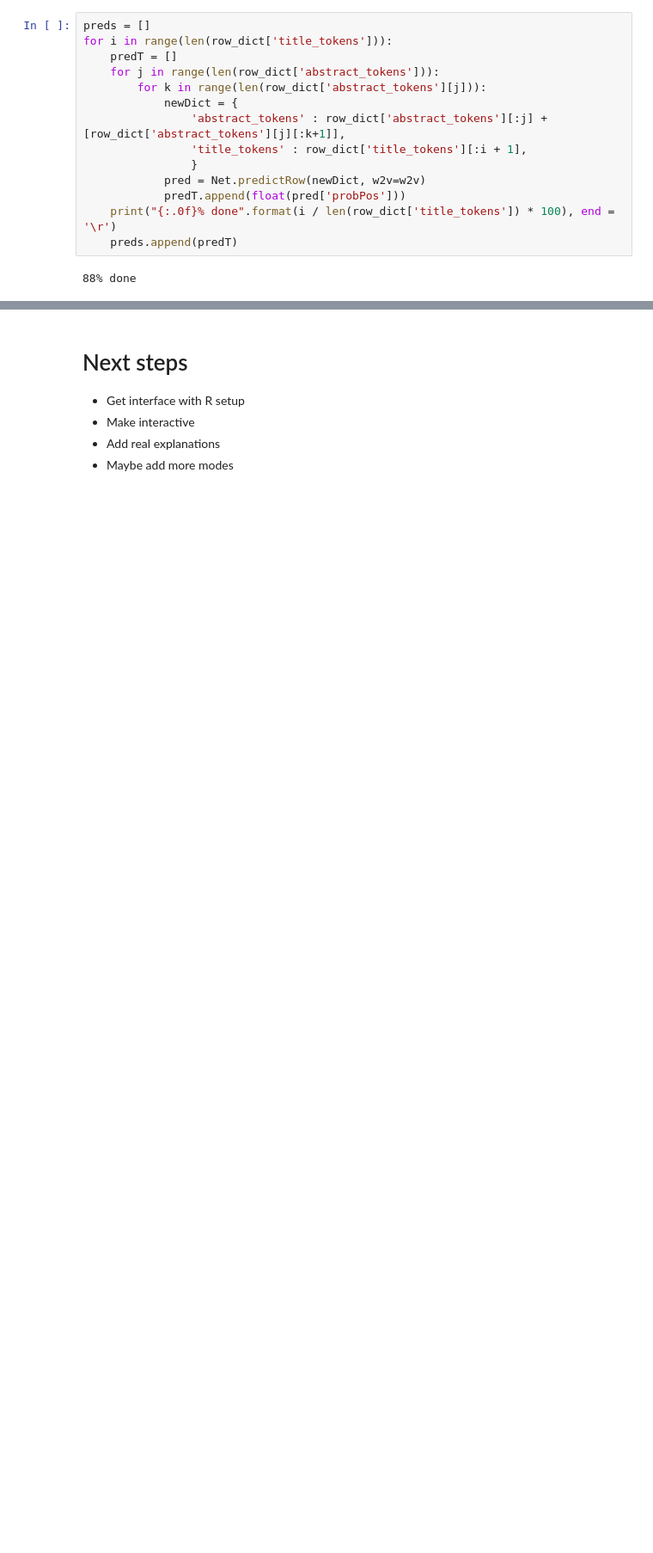
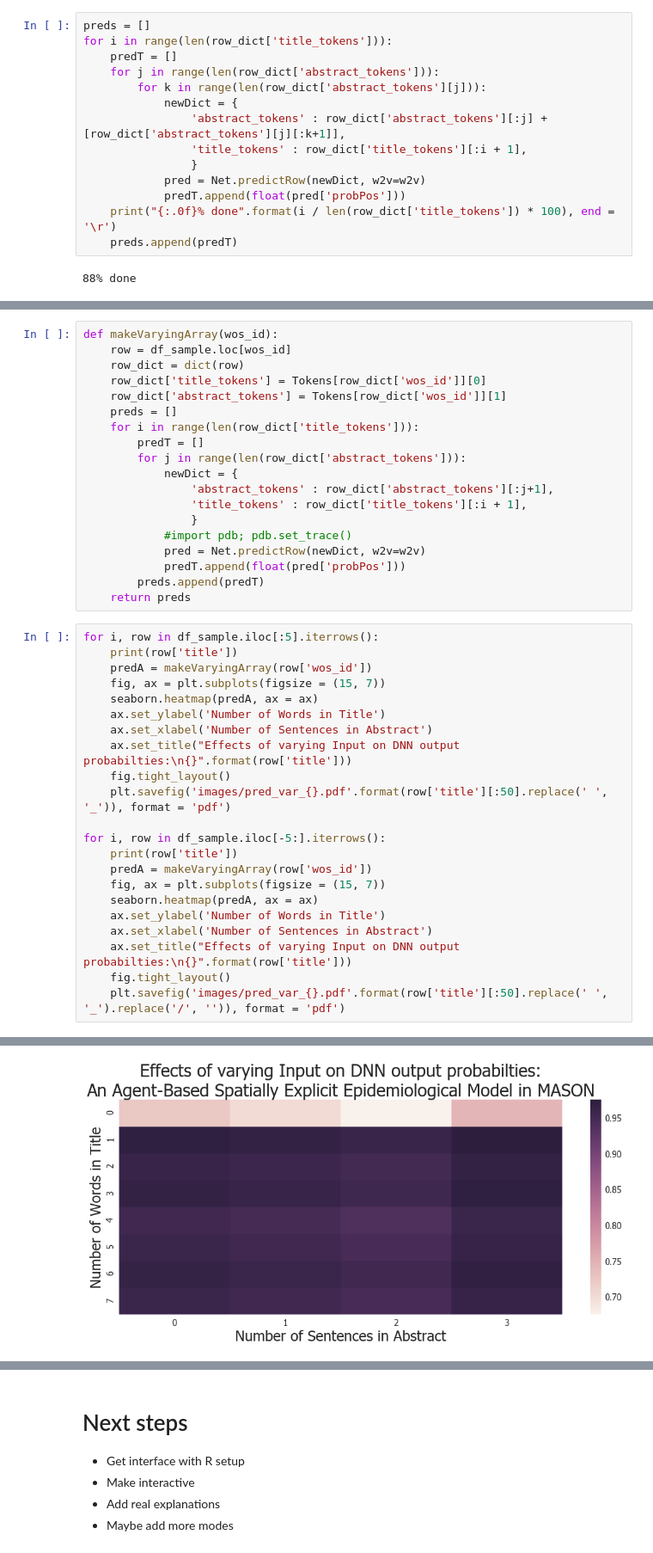
Before and after one commit to dataviz-sp18/fp-reid-mcilroy-young, a Jupyter notebook: Presentation.ipynb, the cells around one changed output, grey strips where cells are left out. Shown at 86% size. Saved outputs shown, nothing was run; the diff lists cells and outputs as text; blank space fills up the shorter version.

Commit message:
Adding more images

```diff
--- a/Presentation.ipynb
+++ b/Presentation.ipynb
@@ -146,0 +146,42 @@ ax.set_title("Effects of varying Input on DNN output probabilties");
+# %%
+def makeVaryingArray(wos_id):
+    row = df_sample.loc[wos_id]
+    row_dict = dict(row)
+    row_dict['title_tokens'] = Tokens[row_dict['wos_id']][0]
+    row_dict['abstract_tokens'] = Tokens[row_dict['wos_id']][1]
+    preds = []
+    for i in range(len(row_dict['title_tokens'])):
+        predT = []
+        for j in range(len(row_dict['abstract_tokens'])):
+            newDict = {
+                'abstract_tokens' : row_dict['abstract_tokens'][:j+1],
+                'title_tokens' : row_dict['title_tokens'][:i + 1],
+                }
+            #import pdb; pdb.set_trace()
+            pred = Net.predictRow(newDict, w2v=w2v)
+            predT.append(float(pred['probPos']))
+        preds.append(predT)
+    return preds
+# %%
+for i, row in df_sample.iloc[:5].iterrows():
+    print(row['title'])
+    predA = makeVaryingArray(row['wos_id'])
+    fig, ax = plt.subplots(figsize = (15, 7))
+    seaborn.heatmap(predA, ax = ax)
+    ax.set_ylabel('Number of Words in Title')
+    ax.set_xlabel('Number of Sentences in Abstract')
+    ax.set_title("Effects of varying Input on DNN output probabilties:\n{}".format(row['title']))
+    fig.tight_layout()
+    plt.savefig('images/pred_var_{}.pdf'.format(row['title'][:50].replace(' ', '_')), format = 'pdf')
+
+for i, row in df_sample.iloc[-5:].iterrows():
+    print(row['title'])
+    predA = makeVaryingArray(row['wos_id'])
+    fig, ax = plt.subplots(figsize = (15, 7))
+    seaborn.heatmap(predA, ax = ax)
+    ax.set_ylabel('Number of Words in Title')
+    ax.set_xlabel('Number of Sentences in Abstract')
+    ax.set_title("Effects of varying Input on DNN output probabilties:\n{}".format(row['title']))
+    fig.tight_layout()
+    plt.savefig('images/pred_var_{}.pdf'.format(row['title'][:50].replace(' ', '_').replace('/', '')), format = 'pdf')
+# %% [output]
@@ -146,0 +198 @@ ax.set_title("Effects of varying Input on DNN output probabilties");
+[figure, added]
```
Also changed, not shown: parts of 3 cells of this notebook, 10 other files.
